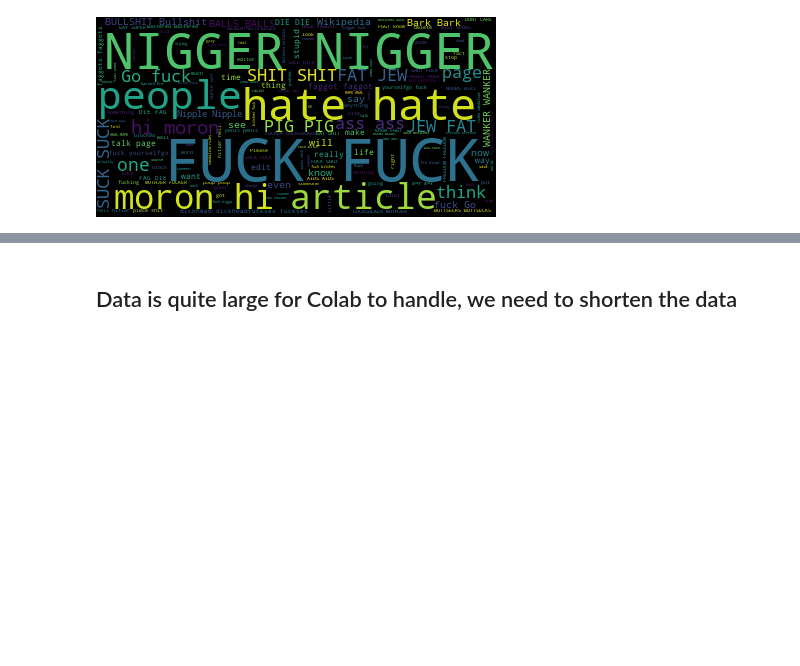
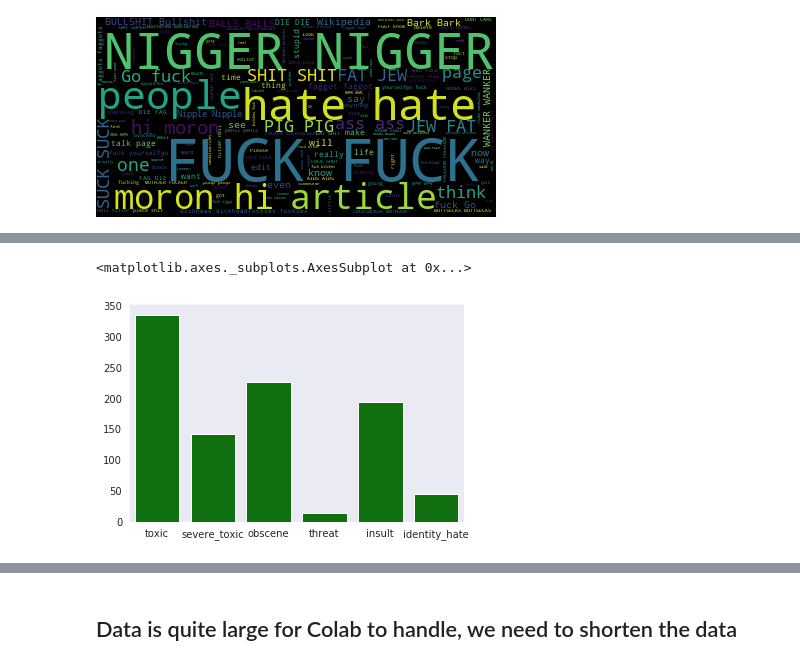
Before and after one commit to shivam-kotwalia/data-science-project, a Jupyter notebook: Multi_label_and_multi_class_classification_NLP.ipynb, the cells around one changed output, grey strips where cells are left out. Saved outputs shown, nothing was run; the diff lists cells and outputs as text; code cells hidden in the pictures; blank space fills up the shorter version.

Commit message:
Some Visualization

```diff
--- a/Multi_label_and_multi_class_classification_NLP.ipynb
+++ b/Multi_label_and_multi_class_classification_NLP.ipynb
@@ -148,3 +148,4 @@ wc.to_image()
 # %%
 # Word Count and Unique Word Count
-df["word_count"] = df.comm
+df["word_count"] = df.comment_text.apply(lambda x: len(str(x).split()))
+df["unique_word_count"] = df.comment_text.apply(lambda x: len(set(str(x).split())))
@@ -150,0 +175,6 @@ df["word_count"] = df.comm
+# %%
+unique_less_30_count = df.loc[df.unique_word_count / df.word_count < .3, df.columns[2:-3]].sum(axis=0)
+sns.barplot(unique_less_30_count.index, unique_less_30_count.values, color="green")
+# %% [output]
+<matplotlib.axes._subplots.AxesSubplot at 0x...>
+[figure, added]
```
Also changed, not shown: parts of 8 cells of this notebook.
